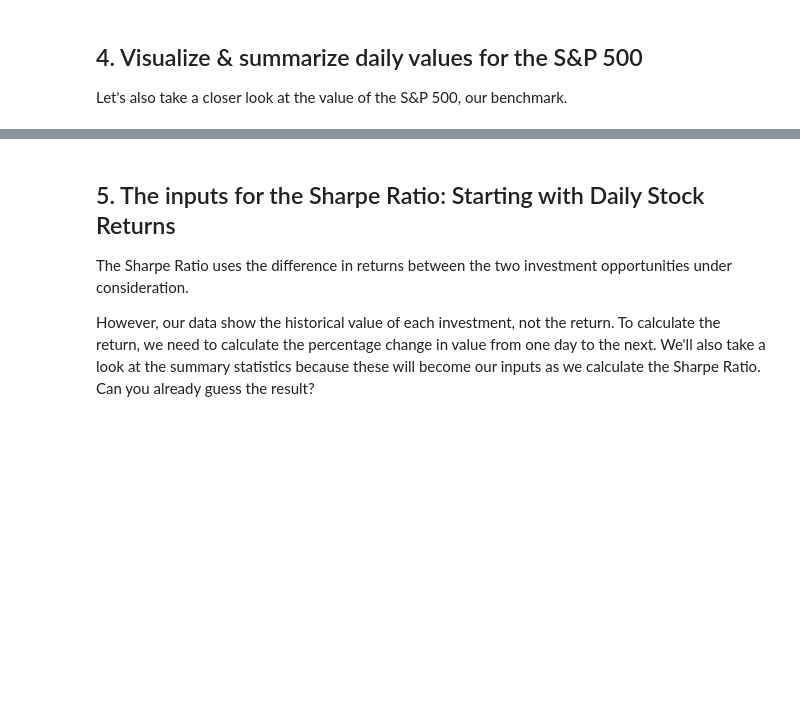
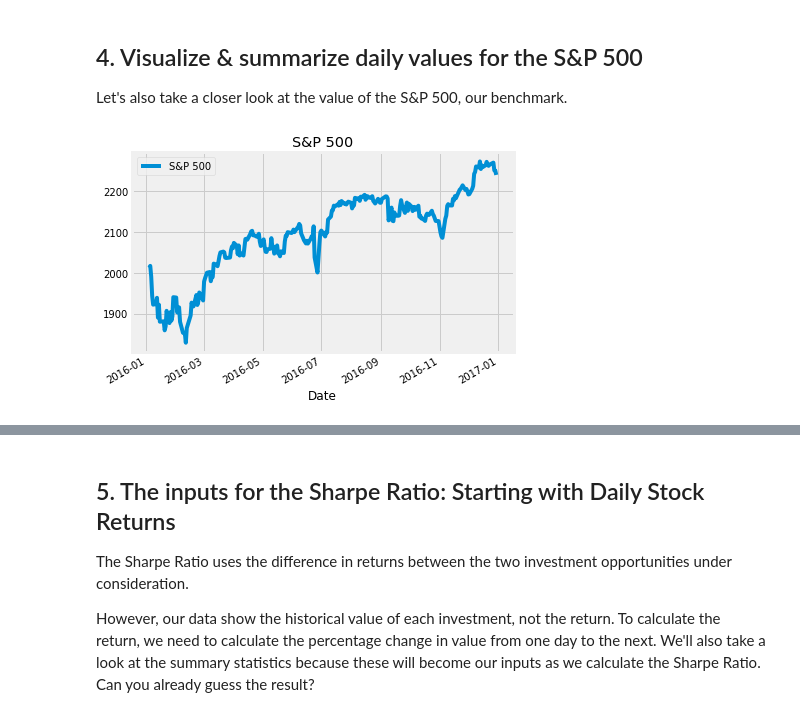
Before and after one commit to amithsbhat/Risk_and_Returns_Sharpe_Ratio, a Jupyter notebook: notebook.ipynb, the cells around one changed output, grey strips where cells are left out. Cells and saved outputs as stored; diff of their text form; code cells hidden in the pictures; blank space fills up the shorter version.

```diff
--- a/notebook.ipynb
+++ b/notebook.ipynb
@@ -84,0 +107,7 @@ print('\nBenchmarks\n')
+# %%
+# plot the benchmark_data
+benchmark_data.plot()
+plt.title('S&P 500')
+plt.show()
+# %% [output]
+[figure, added]
```
Also changed, not shown: parts of 23 cells of this notebook.
